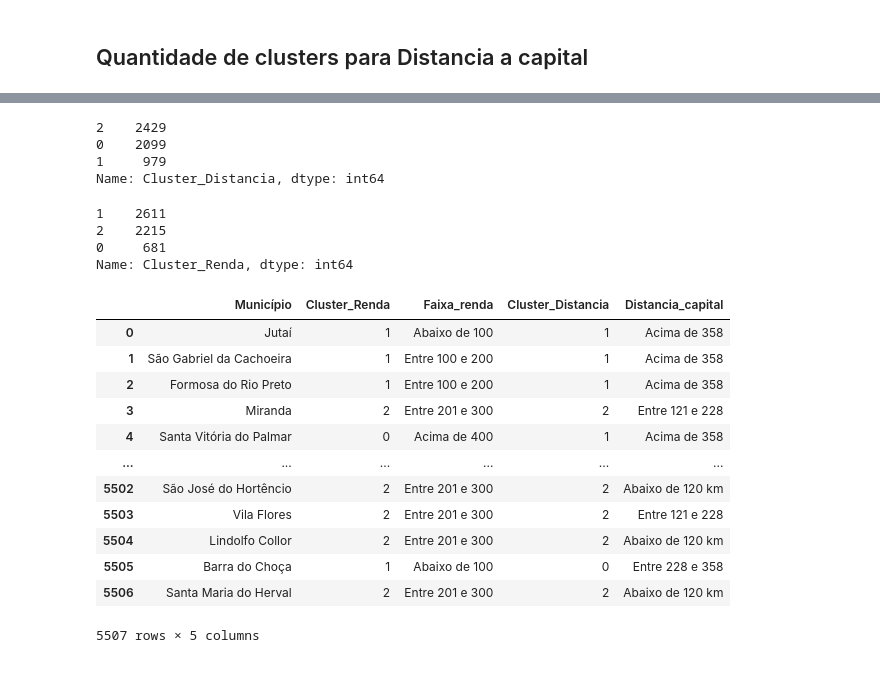
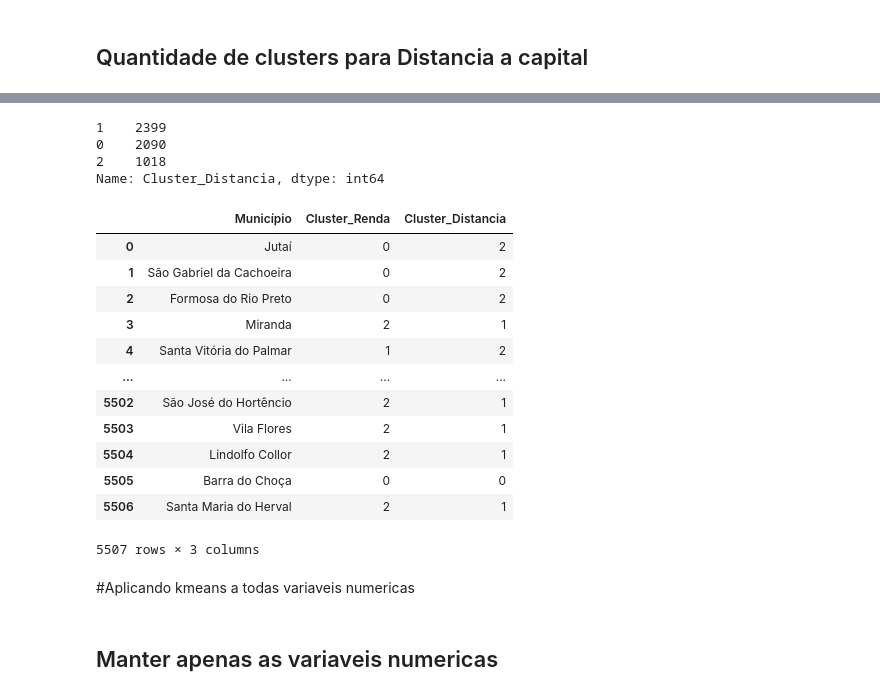
Before and after one commit to silviolima07/Clusters, a Jupyter notebook: Solar_v1.ipynb, the cells around one changed output, grey strips where cells are left out. Saved outputs shown, nothing was run; the diff lists cells and outputs as text; code cells hidden in the pictures.

```diff
--- a/Solar_v1.ipynb
+++ b/Solar_v1.ipynb
@@ -59,5 +83,5 @@ def create_cluster(df,coluna, nova_coluna):
 # %%
-df = pd.read_csv('/base_municipio.csv', encoding='latin-1')
+df = pd.read_csv('/content/drive/MyDrive/base_municipio.csv', encoding='latin-1')
 # %%
 df
 # %% [output]
@@ -216,5 +202,3 @@ renda = np.where((df['Renda per Capita, 2000'] > 0) & (df['Renda per Capita, 200
-# %%
-df['Faixa_renda'] = renda
 # %% [markdown]
 # Distribuição da distância da cidade até a capital.
 
@@ -247,2 +213,0 @@ distancia_capital = np.where((df['Distância à capital (km)'] > 0) & (df['Dist
-# %%
-df['Distancia_capital'] = distancia_capital
@@ -383,30 +281,27 @@ df[['Distância à capital (km)', 'Cluster_Distancia','Distancia_capital']]
 # %%
 df.Cluster_Distancia.value_counts()
 # %% [output]
-2    2429
-0    2099
-1     979
+1    2399
+0    2090
+2    1018
 Name: Cluster_Distancia, dtype: int64
-# %%
-df.Cluster_Renda.value_counts()
-# %% [output]
-1    2611
-2    2215
-0     681
-Name: Cluster_Renda, dtype: int64
+# %%
+df_all_cols = df
 # %%
-df[['Município', 'Cluster_Renda', "Faixa_renda", 'Cluster_Distancia', 'Distancia_capital']]
+df_all_cols[['Município', 'Cluster_Renda', 'Cluster_Distancia']]
 # %% [output]
-|  | Município | Cluster_Renda | Faixa_renda | Cluster_Distancia | Distancia_capital |
-| 0 | Jutaí | 1 | Abaixo de 100 | 1 | Acima de 358 |
-| 1 | São Gabriel da Cachoeira | 1 | Entre 100 e 200 | 1 | Acima de 358 |
-| 2 | Formosa do Rio Preto | 1 | Entre 100 e 200 | 1 | Acima de 358 |
-| 3 | Miranda | 2 | Entre 201 e 300 | 2 | Entre 121 e 228 |
-| 4 | Santa Vitória do Palmar | 0 | Acima de 400 | 1 | Acima de 358 |
-| ... | ... | ... | ... | ... | ... |
-| 5502 | São José do Hortêncio | 2 | Entre 201 e 300 | 2 | Abaixo de 120 km |
-| 5503 | Vila Flores | 2 | Entre 201 e 300 | 2 | Entre 121 e 228 |
-| 5504 | Lindolfo Collor | 2 | Entre 201 e 300 | 2 | Abaixo de 120 km |
-| 5505 | Barra do Choça | 1 | Abaixo de 100 | 0 | Entre 228 e 358 |
-| 5506 | Santa Maria do Herval | 2 | Entre 201 e 300 | 2 | Abaixo de 120 km |
+|  | Município | Cluster_Renda | Cluster_Distancia |
+| 0 | Jutaí | 0 | 2 |
+| 1 | São Gabriel da Cachoeira | 0 | 2 |
+| 2 | Formosa do Rio Preto | 0 | 2 |
+| 3 | Miranda | 2 | 1 |
+| 4 | Santa Vitória do Palmar | 1 | 2 |
+| ... | ... | ... | ... |
+| 5502 | São José do Hortêncio | 2 | 1 |
+| 5503 | Vila Flores | 2 | 1 |
+| 5504 | Lindolfo Collor | 2 | 1 |
+| 5505 | Barra do Choça | 0 | 0 |
+| 5506 | Santa Maria do Herval | 2 | 1 |
-5507 rows × 5 columns
+5507 rows × 3 columns
+# %% [markdown]
+#Aplicando kmeans a todas variaveis numericas
@@ -412,0 +314,2 @@ df[['Município', 'Cluster_Renda', "Faixa_renda", 'Cluster_Distancia', 'Distanci
+# %% [markdown]
+## Manter apenas as variaveis numericas
```
Also changed, not shown: parts of 88 cells of this notebook.
